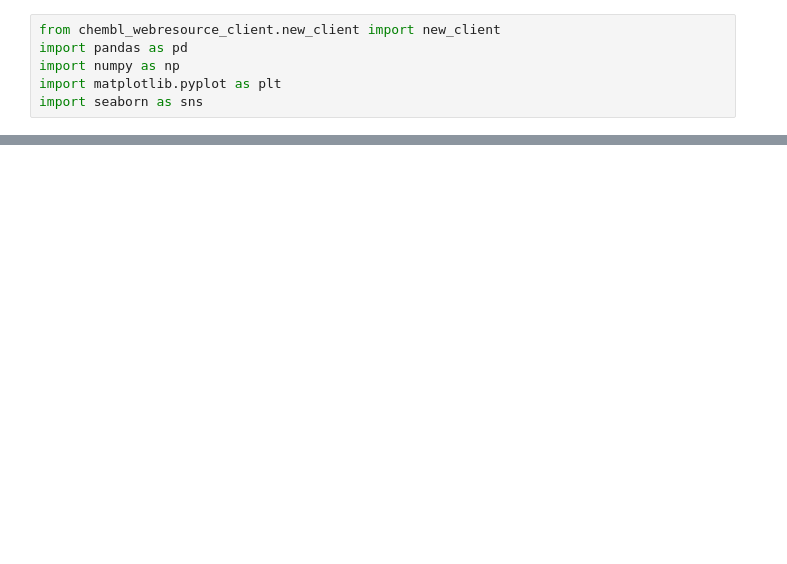
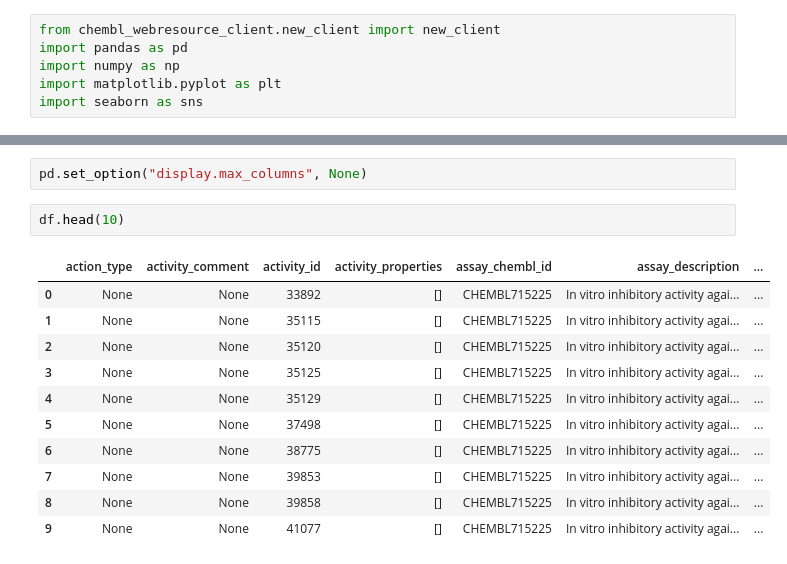
Before and after one commit to syedasonianaz/drug_discovery_mmp9, a Jupyter notebook: machine_learning/drug_discovery/notebook/drug_discovery.ipynb, the cells around one changed output, grey strips where cells are left out. Saved outputs shown, nothing was run; the diff lists cells and outputs as text; blank space fills up the shorter version.

```diff
--- a/machine_learning/drug_discovery/notebook/drug_discovery.ipynb
+++ b/machine_learning/drug_discovery/notebook/drug_discovery.ipynb
@@ -136,0 +81,16 @@ print(clean_df.shape)
+# %%
+pd.set_option("display.max_columns", None)
+# %%
+df.head(10)
+# %% [output]
+|  | action_type | activity_comment | activity_id | activity_properties | assay_chembl_id | assay_description | ... |
+| 0 | None | None | 33892 | [] | CHEMBL715225 | In vitro inhibitory activity agai... | ... |
+| 1 | None | None | 35115 | [] | CHEMBL715225 | In vitro inhibitory activity agai... | ... |
+| 2 | None | None | 35120 | [] | CHEMBL715225 | In vitro inhibitory activity agai... | ... |
+| 3 | None | None | 35125 | [] | CHEMBL715225 | In vitro inhibitory activity agai... | ... |
+| 4 | None | None | 35129 | [] | CHEMBL715225 | In vitro inhibitory activity agai... | ... |
+| 5 | None | None | 37498 | [] | CHEMBL715225 | In vitro inhibitory activity agai... | ... |
+| 6 | None | None | 38775 | [] | CHEMBL715225 | In vitro inhibitory activity agai... | ... |
+| 7 | None | None | 39853 | [] | CHEMBL715225 | In vitro inhibitory activity agai... | ... |
+| 8 | None | None | 39858 | [] | CHEMBL715225 | In vitro inhibitory activity agai... | ... |
+| 9 | None | None | 41077 | [] | CHEMBL715225 | In vitro inhibitory activity agai... | ... |
```
Also changed, not shown: parts of 39 cells of this notebook, 1 other file.
